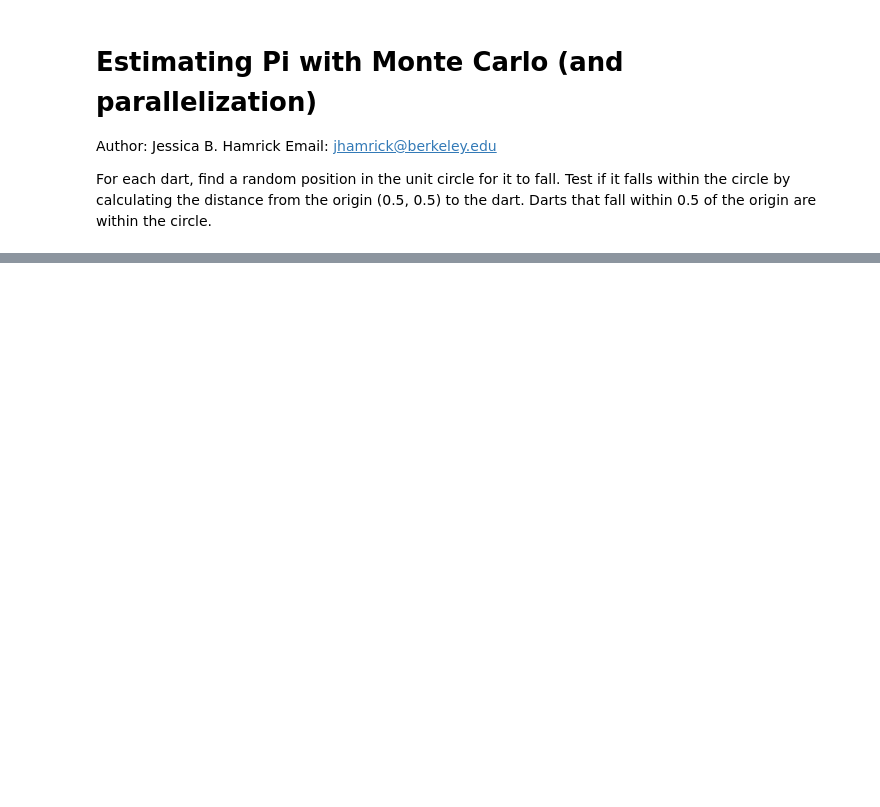
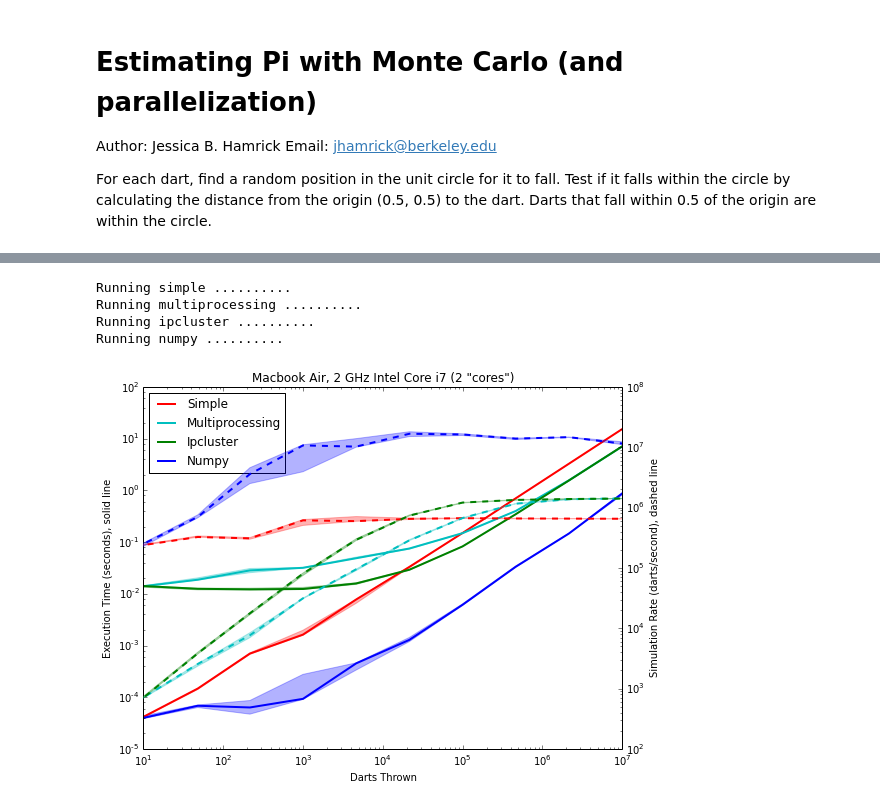
Before and after one commit to jhamrick/fall2013-python-seminar, a Jupyter notebook: hw9/parallelization.ipynb, the cells around one changed output, grey strips where cells are left out. Drawn from its saved outputs; the diff is of its cells as text; code cells hidden in the pictures; blank space fills up the shorter version.

Commit message:
Use percentiles instead of means and run everything

```diff
--- a/hw9/parallelization.ipynb
+++ b/hw9/parallelization.ipynb
@@ -20,9 +20,8 @@ from time import time
 # Set up parallelization for multiprocessing and ipython cluster
 n_cpus = mp.cpu_count()
 rc = parallel.Client()
-dview = rc[:]
+dview = rc[:n_cpus]
 dview.block = True
-assert len(dview) == n_cpus
 # %%
 def simple(n_darts):
     """Simple serial method: pick random coordinates, one at a time,
@@ -173,7 +196,7 @@ run(numpy, n_darts, verbose=True)
 
 # Define the total number of darts we'll throw
 methods = [simple, multiprocessing, ipcluster, numpy]
-darts = np.logspace(2, 24, 23, base=2)[1::2].astype(int)
+darts = (np.round(np.logspace(1, 7, 10) / n_cpus) * n_cpus).astype(int)
 samples = np.arange(10)
 
 # Allocate space for the resulting execution times and simulation
@@ -196,6 +219,11 @@ for i, func in enumerate(methods):
 	    simulation_rates[i, j, k] = out[1]
 
     sys.stdout.write("\n")
+# %% [output]
+Running simple ..........
+Running multiprocessing ..........
+Running ipcluster ..........
+Running numpy ..........
 # %%
 # Plot the results
 %matplotlib inline
@@ -204,41 +232,38 @@ colors = ['r', 'c', 'g', 'b']
 # %%
 fig, ax1 = plt.subplots()
 ax2 = ax1.twinx()
 
 for i, func in enumerate(methods):
-    time_mean = execution_times[i].mean(axis=1)
-    time_std = execution_times[i].std(axis=1, ddof=1)
-    time_lower = time_mean - time_std
-    time_upper = time_mean + time_std
+    time_lower, time_median, time_upper = np.percentile(
+	execution_times[i], [34.1, 50, 65.9], axis=1)
+    rate_lower, rate_median, rate_upper = np.percentile(
+	simulation_rates[i], [34.1, 50, 65.9], axis=1)
 
     ax1.fill_between(
 	darts, time_lower, time_upper,
 	color=colors[i], alpha=0.3)
     ax1.loglog(
-	darts, time_mean,
+	darts, time_median,
 	label=func.__name__.capitalize(),
 	ls='-', lw=2, color=colors[i])
-
-    rate_mean = simulation_rates[i].mean(axis=1)
-    rate_std = simulation_rates[i].std(axis=1, ddof=1)
-    rate_lower = rate_mean - rate_std
-    rate_upper = rate_mean + rate_std
 
     ax2.fill_between(
 	darts, rate_lower, rate_upper,
 	color=colors[i], alpha=0.3)
     ax2.loglog(
-	darts, rate_mean,
+	darts, rate_median,
 	ls='--', lw=2, color=colors[i])
 
 ax1.set_xlim(10, 1e7)
 ax1.set_xlabel("Darts Thrown")
 ax1.set_ylabel("Execution Time (seconds), solid line")
 ax1.set_title("Macbook Air, 2 GHz Intel Core i7 (2 \"cores\")")
 ax1.legend(loc=0)
 
 ax2.set_ylabel("Simulation Rate (darts/second), dashed line")
 
 fig.set_figwidth(8)
 fig.set_figheight(6)
 plt.tight_layout()
+# %% [output]
+[figure, added]
```
Also changed, not shown: parts of 2 cells of this notebook.
